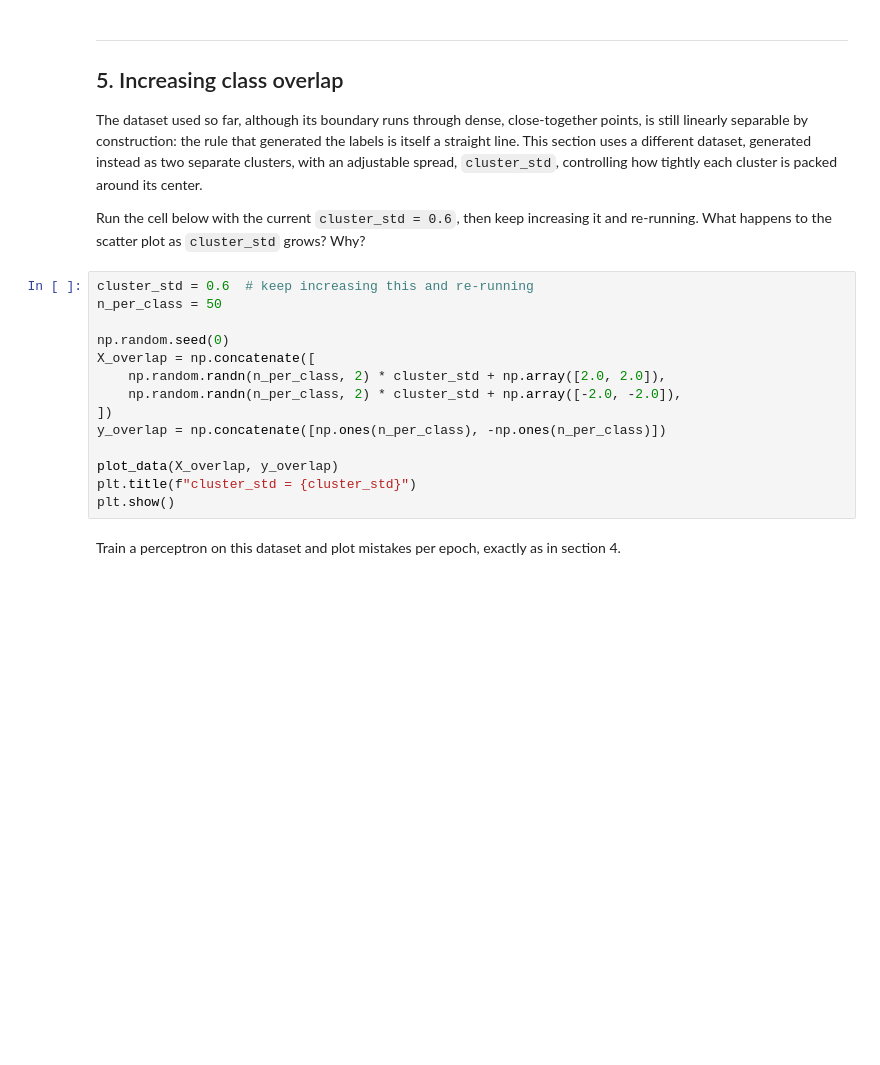
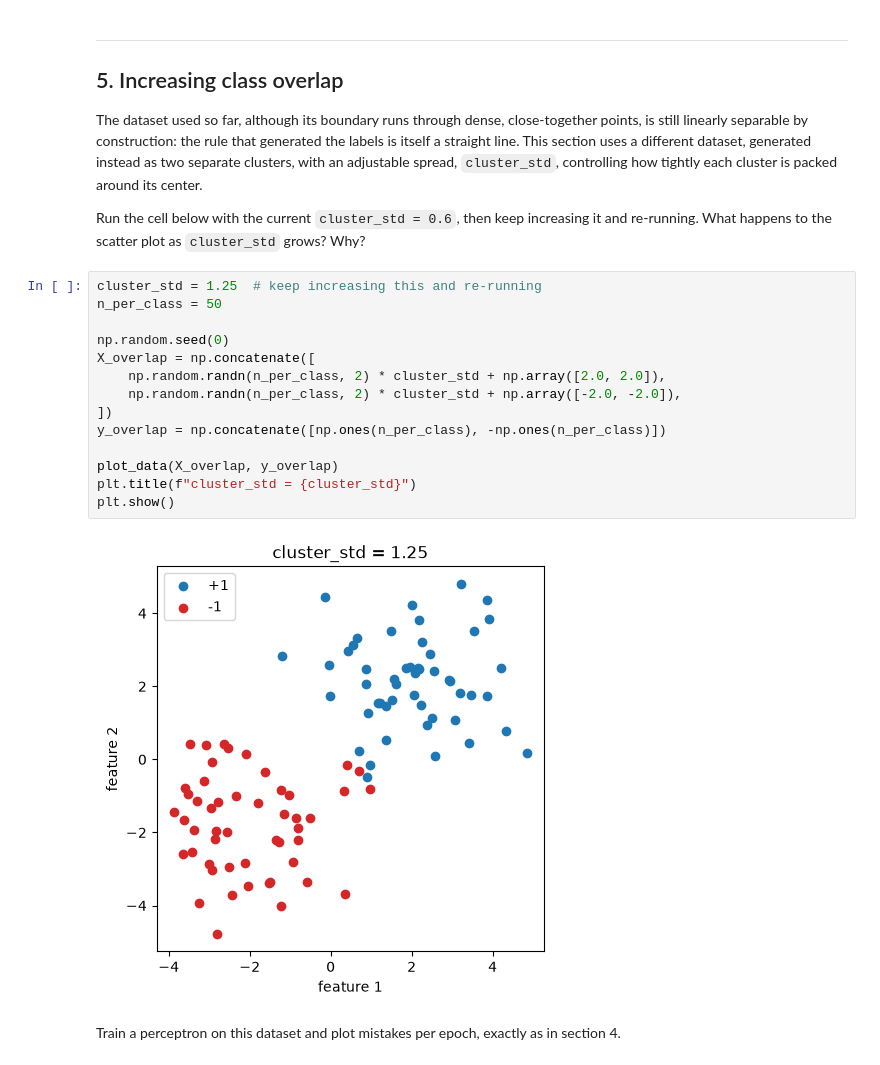
Before and after one commit to omariott/PSL-DL-Labs, a Jupyter notebook: labs/lab03_perceptron.ipynb, the cells around one changed output. Cells and saved outputs as stored; diff of their text form; blank space fills up the shorter version.

```diff
--- a/labs/lab03_perceptron.ipynb
+++ b/labs/lab03_perceptron.ipynb
@@ -257,19 +295,21 @@ The dataset used so far, although its boundary runs through dense, close-togethe
 
 Run the cell below with the current `cluster_std = 0.6`, then keep increasing it and re-running. What happens to the scatter plot as `cluster_std` grows? Why?
 # %%
-cluster_std = 0.6  # keep increasing this and re-running
+cluster_std = 1.25  # keep increasing this and re-running
 n_per_class = 50
 
 np.random.seed(0)
 X_overlap = np.concatenate([
     np.random.randn(n_per_class, 2) * cluster_std + np.array([2.0, 2.0]),
     np.random.randn(n_per_class, 2) * cluster_std + np.array([-2.0, -2.0]),
 ])
 y_overlap = np.concatenate([np.ones(n_per_class), -np.ones(n_per_class)])
 
 plot_data(X_overlap, y_overlap)
 plt.title(f"cluster_std = {cluster_std}")
 plt.show()
+# %% [output]
+[figure, added]
 # %% [markdown]
 Train a perceptron on this dataset and plot mistakes per epoch, exactly as in section 4.
 # %%
```
Also changed, not shown: parts of 24 cells of this notebook, 3 other files.
